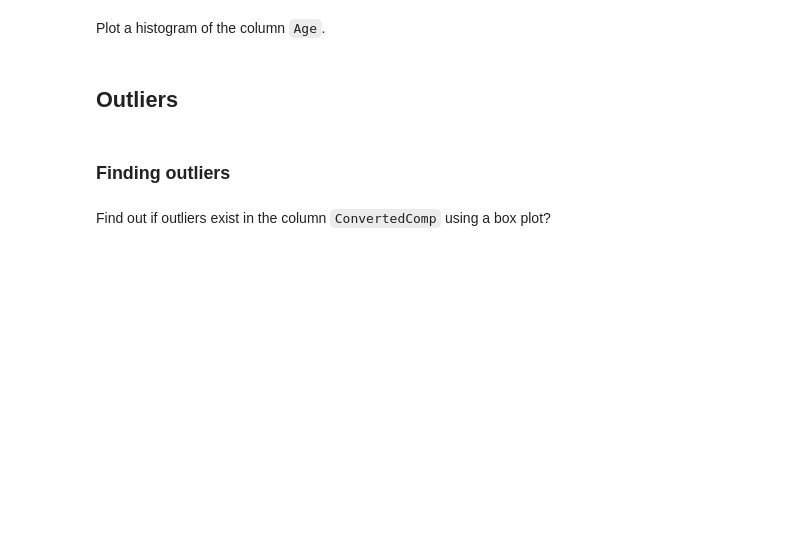
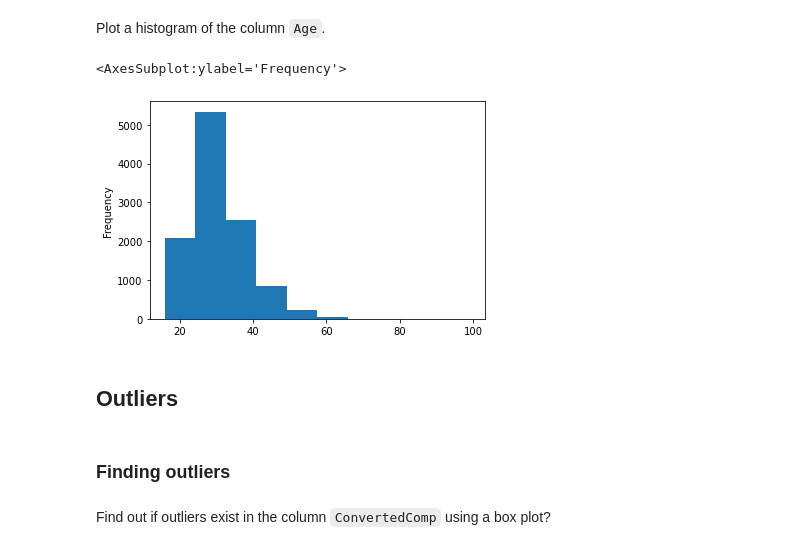
Before and after one commit to mittelalter/TIL, a Jupyter notebook: IBM_Data_Analytics/final/EDA.ipynb, the cells around one changed output. Saved outputs shown, nothing was run; the diff lists cells and outputs as text; code cells hidden in the pictures; blank space fills up the shorter version.

```diff
--- a/IBM_Data_Analytics/final/EDA.ipynb
+++ b/IBM_Data_Analytics/final/EDA.ipynb
@@ -79,6 +115,10 @@ min,q1,median,q3,max of a column are its five number summary.
 Plot a histogram of the column `Age`.
 # %%
 # your code goes here
+df['Age'].plot(kind='hist')
+# %% [output]
+<AxesSubplot:ylabel='Frequency'>
+[figure, added]
 # %% [markdown]
 ## Outliers
 # %% [markdown]
```
Also changed, not shown: parts of 14 cells of this notebook, 1 other file.
